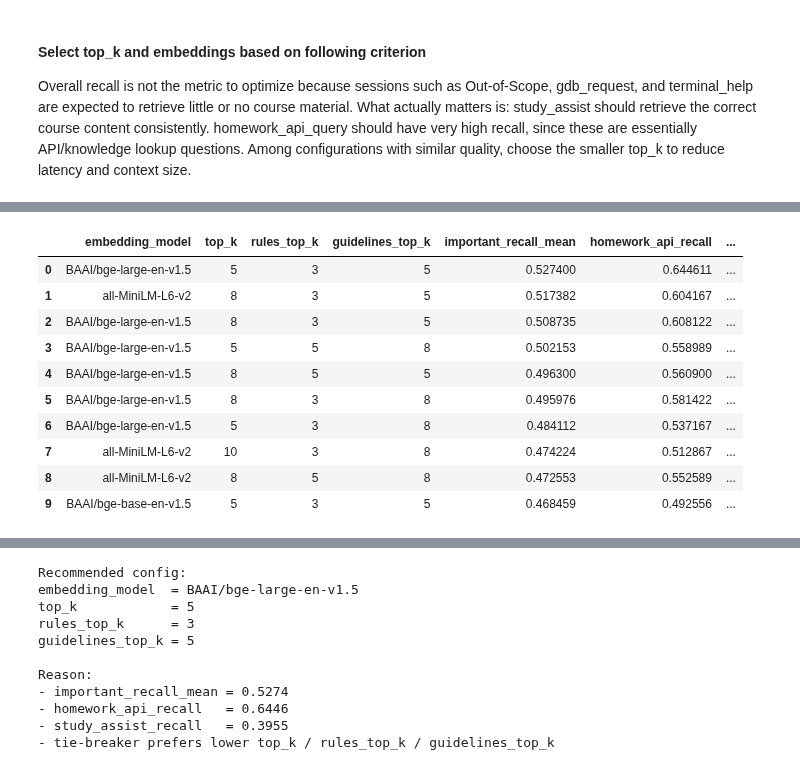
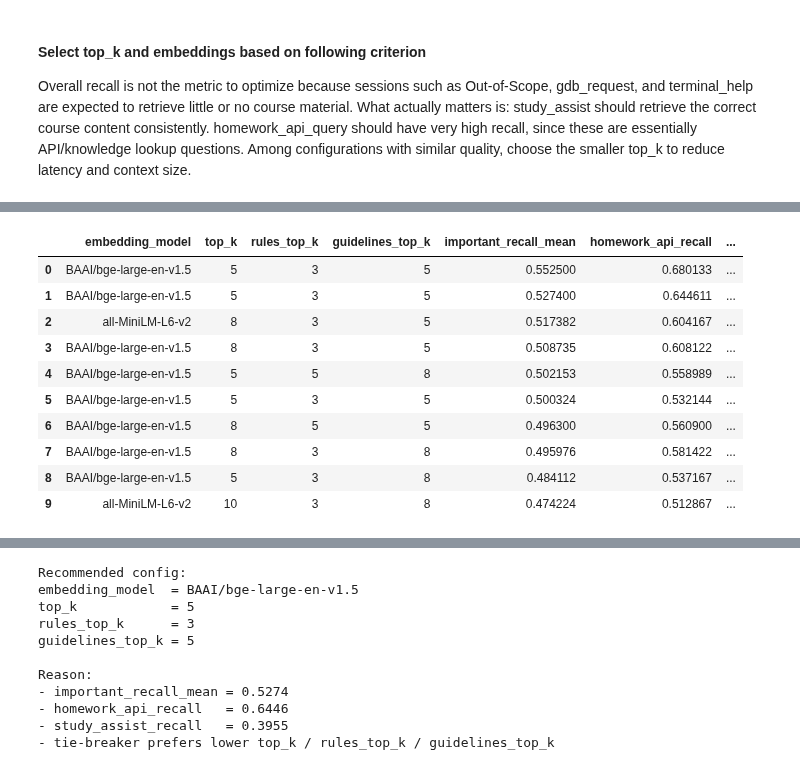
Before and after one commit to emowat/ai-teaching-assistant, a Jupyter notebook: rag/experiments/retrieval_post_mortem.ipynb, the cells around one changed output, grey strips where cells are left out. Saved outputs shown, nothing was run; the diff lists cells and outputs as text; code cells hidden in the pictures.

```diff
--- a/rag/experiments/retrieval_post_mortem.ipynb
+++ b/rag/experiments/retrieval_post_mortem.ipynb
@@ -182,14 +187,17 @@ Among configurations with similar quality, choose the smaller top_k to reduce la
 # %%
 from pathlib import Path
 
-results_text1 = _read_text(RAG_RESULTS_PATH)
+results_text = _read_text(RAG_RESULTS_PATH)
+results_text1 = _read_text(RAG_RESULTS_PATH1)
 results_text2 = _read_text(RAG_RESULTS_PATH2)
 results_text3 = _read_text(RAG_RESULTS_PATH3)
 
 files = [
-    ("results1", results_text1),
-    ("results2", results_text2),
-    ("results3", results_text3),
+    # ("results", results_text),
+    # ("results1", results_text1),
+    # ("results2", results_text2),
+    ("results3", results_text3)
+
 ]
 
 runs = []
@@ -216,6 +254,15 @@ for run_id, run in enumerate(runs):
     params = run["params"]
     metrics = run["run_metrics"]
 
+    # Parse "12/50 turns" → on=12, total=50
+    cpp_on, cpp_total = 0, 0
+    cpp_raw = metrics.get("cpp_searches", "0/0 turns")
+    if "/" in str(cpp_raw):
+        parts = str(cpp_raw).replace(" turns", "").split("/")
+        cpp_on = int(parts[0])
+        cpp_total = int(parts[1])
+    cpp_pct = round(cpp_on / cpp_total, 4) if cpp_total else 0.0
+
     for session in run["session_summaries"]:
         rows.append({
             "run_id": run_id,
@@ -224,10 +271,9 @@ for run_id, run in enumerate(runs):
             "embedding_model": params["embedding_model"],
             "top_k": params["top_k"],
             "rules_top_k": params["rules_top_k"],
-            "guidelines_top_k": params["guidelines_top_k"],
+            # "guidelines_top_k": params["guidelines_top_k"],
 
             "overall_recall_mean": metrics["recall_mean"],
-            "overall_session_recall_mean": metrics["session_recall_mean"],
             "latency_seconds": metrics["latency_seconds"],
 
             "session_id": session["session_id"],
@@ -263,7 +332,7 @@ summary = (
         "embedding_model",
         "top_k",
         "rules_top_k",
-        "guidelines_top_k",
+        # "guidelines_top_k",
     ])
     .agg(
         important_recall_mean=("session_recall_mean", "mean"),
@@ -279,7 +348,8 @@ summary = (
 trigger_pivot = (
     df_important
     .pivot_table(
-        index=["run_id", "embedding_model", "top_k", "rules_top_k", "guidelines_top_k"],
+        # index=["run_id", "embedding_model", "top_k", "rules_top_k", "guidelines_top_k"],
+        index=["run_id", "embedding_model", "top_k", "rules_top_k"],
         columns="trigger",
         values="session_recall_mean",
         aggfunc="mean"
@@ -291,7 +361,8 @@ trigger_pivot.columns.name = None
 
 summary = summary.merge(
     trigger_pivot,
-    on=["run_id", "embedding_model", "top_k", "rules_top_k", "guidelines_top_k"],
+    # on=["run_id", "embedding_model", "top_k", "rules_top_k", "guidelines_top_k"],
+    on=["run_id", "embedding_model", "top_k", "rules_top_k"],
     how="left"
 )
 
@@ -299,5 +370,3 @@ summary = summary.rename(columns={
     "homework_api_query": "homework_api_recall",
     "study_assist": "study_assist_recall",
 })
-
-summary.head()
@@ -362,32 +460,31 @@ best_config
 # %%
 # Cell 9: Display clean leaderboard
 
 leaderboard = ranked[[
     "embedding_model",
     "top_k",
     "rules_top_k",
     "guidelines_top_k",
     "important_recall_mean",
     "homework_api_recall",
     "study_assist_recall",
     "important_recall_median",
     "important_recall_min",
-    "n_important_sessions",
-]]
+    "n_important_sessions"]]
 
 leaderboard.head(10)
 # %% [output]
 |  | embedding_model | top_k | rules_top_k | guidelines_top_k | important_recall_mean | homework_api_recall | ... |
-| 0 | BAAI/bge-large-en-v1.5 | 5 | 3 | 5 | 0.527400 | 0.644611 | ... |
-| 1 | all-MiniLM-L6-v2 | 8 | 3 | 5 | 0.517382 | 0.604167 | ... |
-| 2 | BAAI/bge-large-en-v1.5 | 8 | 3 | 5 | 0.508735 | 0.608122 | ... |
-| 3 | BAAI/bge-large-en-v1.5 | 5 | 5 | 8 | 0.502153 | 0.558989 | ... |
-| 4 | BAAI/bge-large-en-v1.5 | 8 | 5 | 5 | 0.496300 | 0.560900 | ... |
-| 5 | BAAI/bge-large-en-v1.5 | 8 | 3 | 8 | 0.495976 | 0.581422 | ... |
-| 6 | BAAI/bge-large-en-v1.5 | 5 | 3 | 8 | 0.484112 | 0.537167 | ... |
-| 7 | all-MiniLM-L6-v2 | 10 | 3 | 8 | 0.474224 | 0.512867 | ... |
-| 8 | all-MiniLM-L6-v2 | 8 | 5 | 8 | 0.472553 | 0.552589 | ... |
-| 9 | BAAI/bge-base-en-v1.5 | 5 | 3 | 5 | 0.468459 | 0.492556 | ... |
+| 0 | BAAI/bge-large-en-v1.5 | 5 | 3 | 5 | 0.552500 | 0.680133 | ... |
+| 1 | BAAI/bge-large-en-v1.5 | 5 | 3 | 5 | 0.527400 | 0.644611 | ... |
+| 2 | all-MiniLM-L6-v2 | 8 | 3 | 5 | 0.517382 | 0.604167 | ... |
+| 3 | BAAI/bge-large-en-v1.5 | 8 | 3 | 5 | 0.508735 | 0.608122 | ... |
+| 4 | BAAI/bge-large-en-v1.5 | 5 | 5 | 8 | 0.502153 | 0.558989 | ... |
+| 5 | BAAI/bge-large-en-v1.5 | 5 | 3 | 5 | 0.500324 | 0.532144 | ... |
+| 6 | BAAI/bge-large-en-v1.5 | 8 | 5 | 5 | 0.496300 | 0.560900 | ... |
+| 7 | BAAI/bge-large-en-v1.5 | 8 | 3 | 8 | 0.495976 | 0.581422 | ... |
+| 8 | BAAI/bge-large-en-v1.5 | 5 | 3 | 8 | 0.484112 | 0.537167 | ... |
+| 9 | all-MiniLM-L6-v2 | 10 | 3 | 8 | 0.474224 | 0.512867 | ... |
 # %%
 # Cell 10: Optional weighted metric
 # Example: give homework_api_query higher weight than study_assist
```
Also changed, not shown: parts of 14 cells of this notebook, 6 other files.
